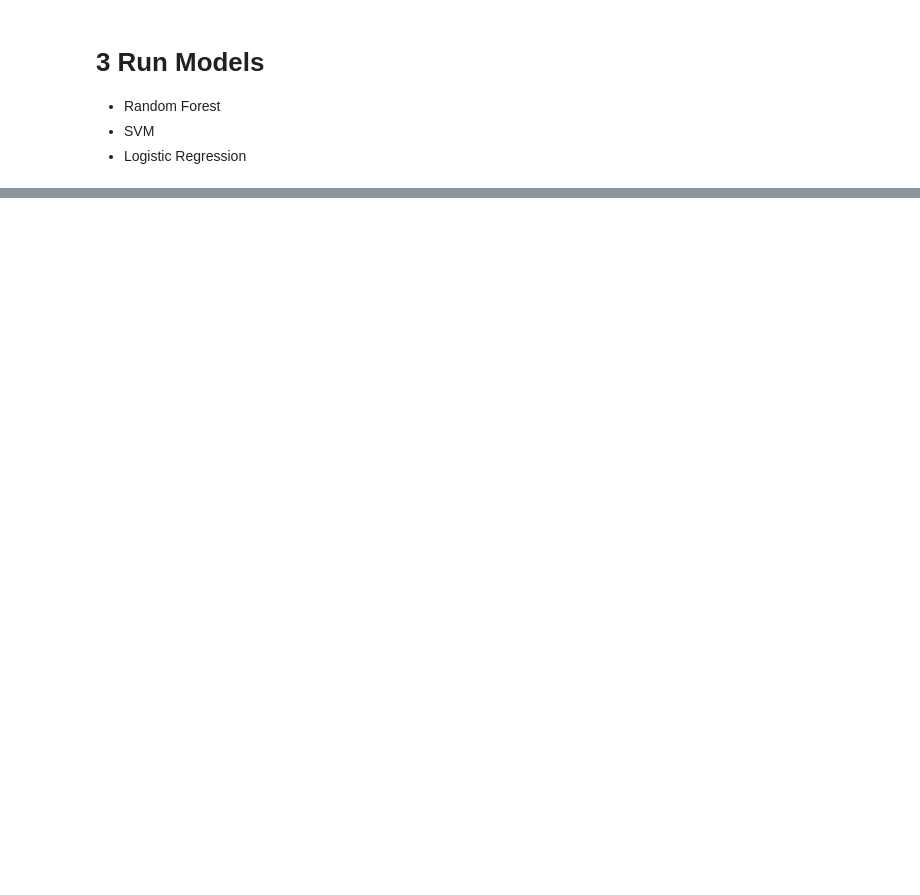
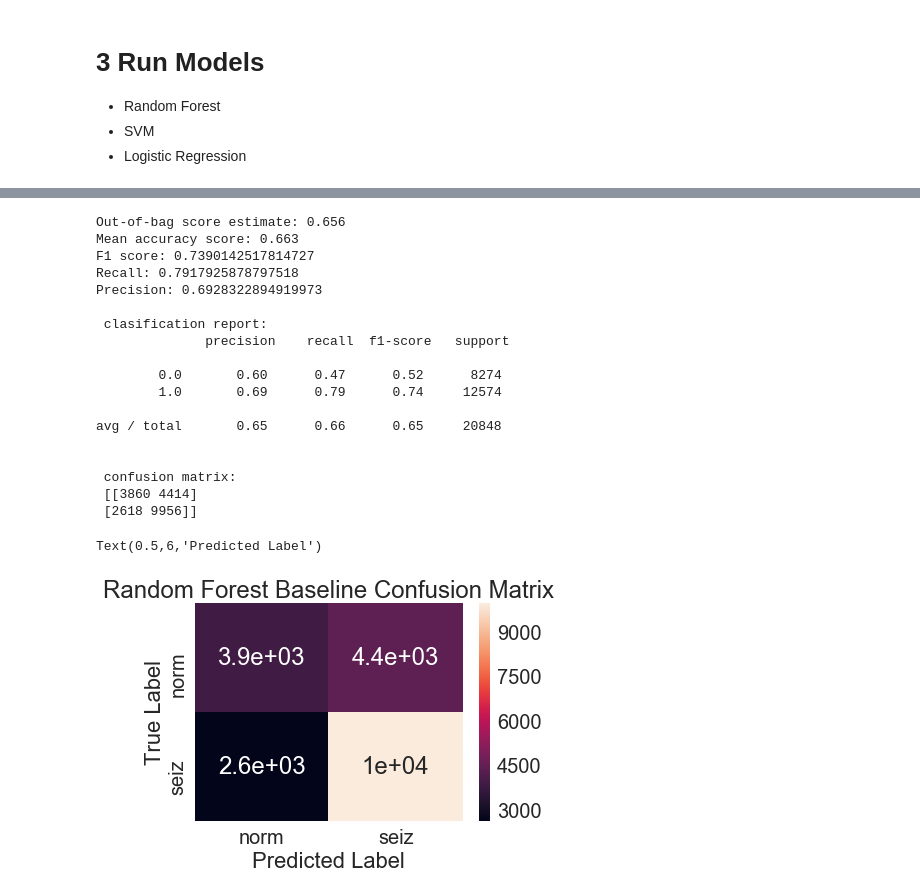
Before and after one commit to adam2392/dnn-unsupervised, a Jupyter notebook: dnn/baseline analysis/Baseline RF SVM LR Analysis .ipynb, the cells around one changed output, grey strips where cells are left out. Cells and saved outputs as stored; diff of their text form; code cells hidden in the pictures; blank space fills up the shorter version.

```diff
--- a/dnn/baseline analysis/Baseline RF SVM LR Analysis .ipynb
+++ b/dnn/baseline analysis/Baseline RF SVM LR Analysis .ipynb
@@ -174,0 +189,39 @@ Wall time: 18.1 s
+# %%
+predicted = rf.predict(X_test)
+accuracy = accuracy_score(y_test, predicted)
+
+print('Out-of-bag score estimate: %.3f' % rf.oob_score_)
+print('Mean accuracy score: %.3f' % accuracy)
+print('F1 score:', f1_score(y_test, predicted))
+print('Recall:', recall_score(y_test, predicted))
+print('Precision:', precision_score(y_test, predicted))
+print('\n clasification report:\n', classification_report(y_test,predicted))
+print('\n confusion matrix:\n',confusion_matrix(y_test, predicted))
+
+cm = pd.DataFrame(confusion_matrix(y_test, predicted), columns=['norm','seiz'], index=['norm','seiz'])
+sns.heatmap(cm, annot=True)
+ax = plt.gca()
+ax.set_title('Random Forest Baseline Confusion Matrix')
+ax.set_ylabel('True Label')
+ax.set_xlabel('Predicted Label')
+# %% [output]
+Out-of-bag score estimate: 0.656
+Mean accuracy score: 0.663
+F1 score: 0.7390142517814727
+Recall: 0.7917925878797518
+Precision: 0.6928322894919973
+
+ clasification report:
+              precision    recall  f1-score   support
+
+        0.0       0.60      0.47      0.52      8274
+        1.0       0.69      0.79      0.74     12574
+
+avg / total       0.65      0.66      0.65     20848
+
+
+ confusion matrix:
+ [[3860 4414]
+ [2618 9956]]
+Text(0.5,6,'Predicted Label')
+[figure, added]
```
Also changed, not shown: parts of 16 cells of this notebook, 2 other files.
